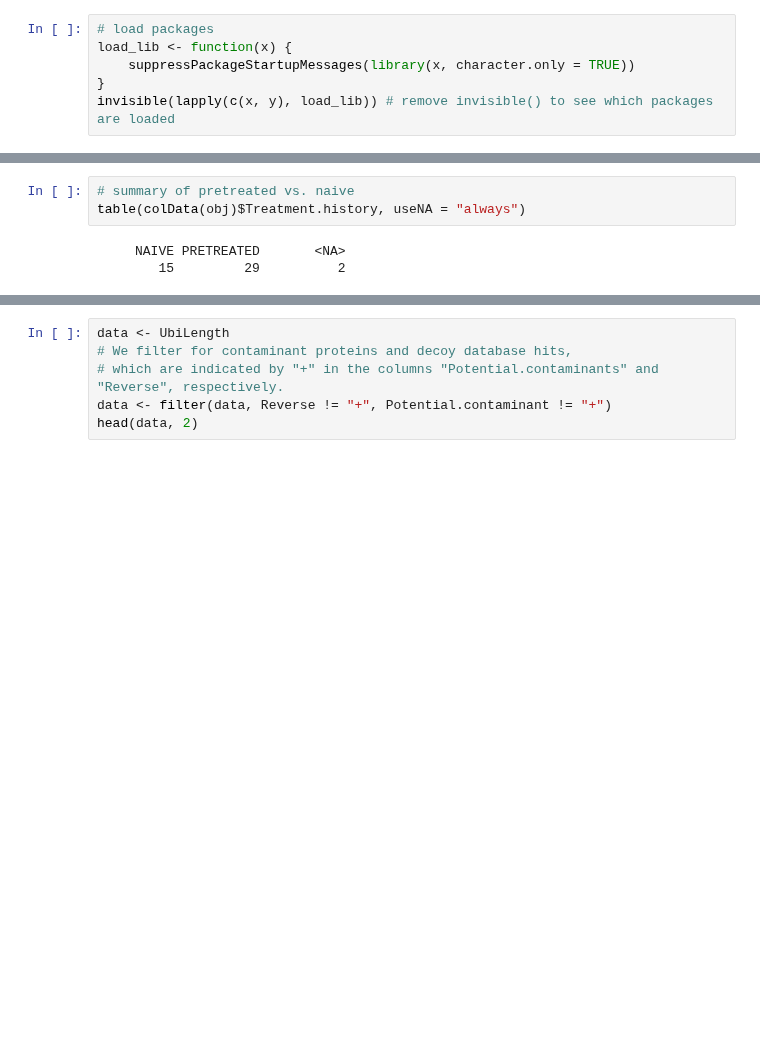
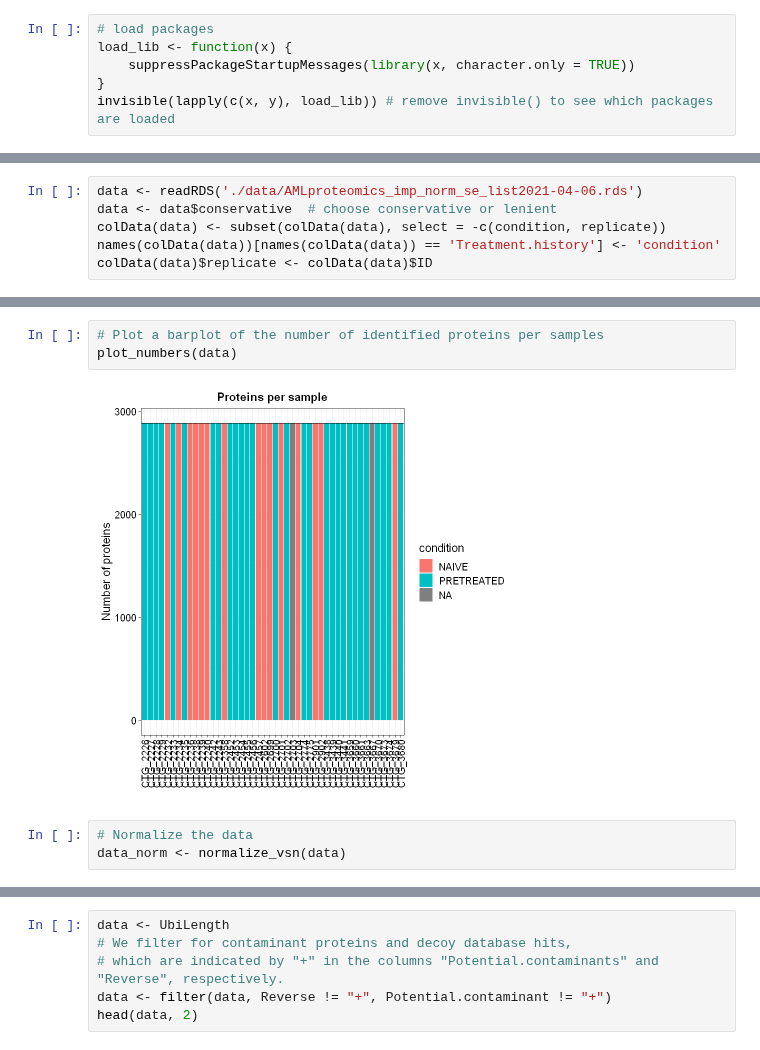
Before and after one commit to liorbey/lumin-workstation-materials, a Jupyter notebook: differential_protein_expression_R.ipynb, the cells around one changed output, grey strips where cells are left out. Cells and saved outputs as stored; diff of their text form; blank space fills up the shorter version.

Commit message:
Redefine condition and replicate in colData, visualize summary of data, and normalize/median center

```diff
--- a/differential_protein_expression_R.ipynb
+++ b/differential_protein_expression_R.ipynb
@@ -33,0 +41,6 @@ invisible(lapply(c(x, y), load_lib)) # remove invisible() to see which packages
+# %%
+data <- readRDS('./data/AMLproteomics_imp_norm_se_list2021-04-06.rds')
+data <- data$conservative  # choose conservative or lenient
+colData(data) <- subset(colData(data), select = -c(condition, replicate))
+names(colData(data))[names(colData(data)) == 'Treatment.history'] <- 'condition'
+colData(data)$replicate <- colData(data)$ID
@@ -83,6 +98,8 @@ A data.frame: 1 × 26
-# %%
-# summary of pretreated vs. naive
-table(colData(obj)$Treatment.history, useNA = "always")
-# %% [output]
-     NAIVE PRETREATED       <NA>
-        15         29          2
+# %%
+# Plot a barplot of the number of identified proteins per samples
+plot_numbers(data)
+# %% [output]
+[figure, added]
+# %%
+# Normalize the data
+data_norm <- normalize_vsn(data)
```
Also changed, not shown: parts of 16 cells of this notebook.
